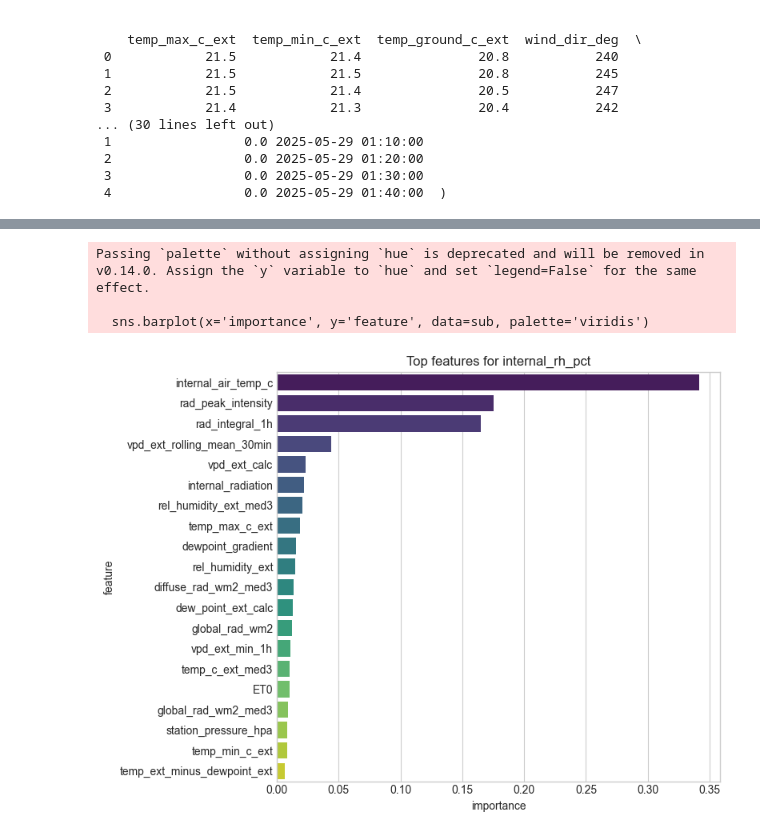
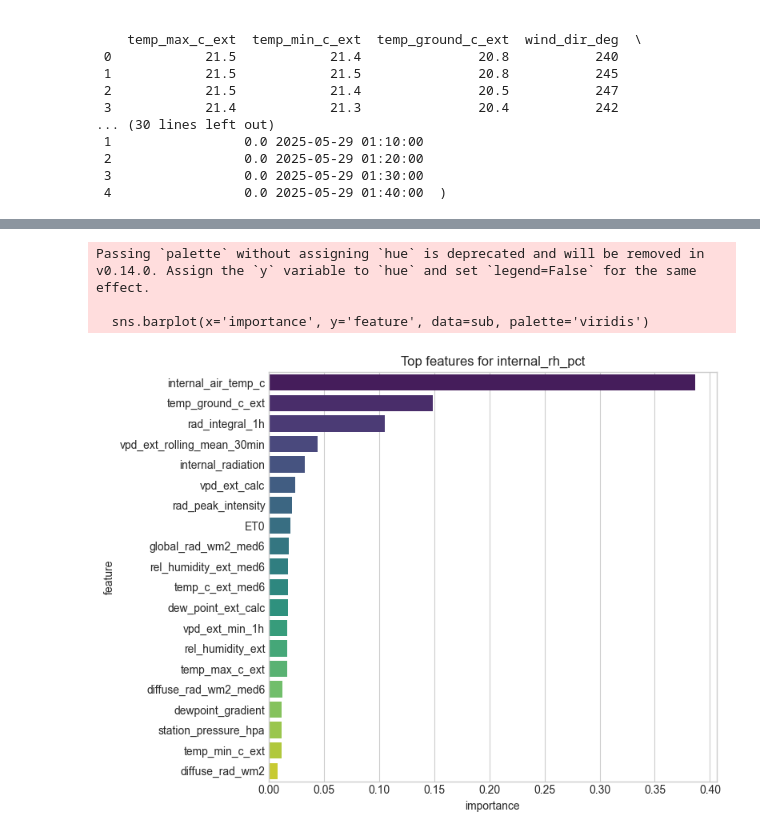
Before and after one commit to EliyahuEden/Predictive_Modeling_Of_Rootzone_Variables_Using_Greenhouse_Data, a Jupyter notebook: greenhouse_time_series_walkforward.ipynb, the cells around one changed output, grey strips where cells are left out. Drawn from its saved outputs; the diff is of its cells as text; code cells hidden in the pictures.

```diff
--- a/greenhouse_time_series_walkforward.ipynb
+++ b/greenhouse_time_series_walkforward.ipynb
@@ -314,6 +298,8 @@ def walk_forward(df, feature_cols, target_cols, model, train_window=TRAIN_WINDOW
             pred_t = model_t.predict(test[feat_cols_t])
             preds_run[t_col] = pred_t
             metric[f"mae_{t_col}"] = mean_absolute_error(test[t_col], pred_t)
+            mse = mean_squared_error(test[t_col], pred_t)
+            metric[f"rmse_{t_col}"] = np.sqrt(mse)
             metric[f"r2_{t_col}"] = r2_score(test[t_col], pred_t)
 
         metrics.append(metric)
@@ -333,7 +319,7 @@ def walk_forward(df, feature_cols, target_cols, model, train_window=TRAIN_WINDOW
         )
         for t_col in target_cols:
             print(
-                f"  {t_col}: MAE={metric[f'mae_{t_col}']:.4f}, R2={metric[f'r2_{t_col}']:.4f}"
+                f"  {t_col}: MAE={metric[f'mae_{t_col}']:.4f}, RMSE={metric[f'rmse_{t_col}']:.4f}, R2={metric[f'r2_{t_col}']:.4f}"
             )
 
         run += 1
@@ -445,33 +446,43 @@ Run 98: train 15552 rows (2025-05-29 01:00:00 -> 2025-09-20 03:00:00), test 144
 # %%
 
 # Feature importance per target (trained once on full dataset)
-imp_rows = []
-for target in target_cols:
-    feat_cols_t = features_for_target(target)
-    model_t = clone(base_estimator)
-    model_t.fit(data[feat_cols_t], data[target])
+# Stage 1 targets use externals (feature_cols); RH uses stage-1 predictions + externals (rh_features)
+all_targets = stage1_targets + ["internal_rh_pct"]
+importance_rows = []
+for target in all_targets:
+    if target in stage1_targets:
+        feat_cols_t = feature_cols
+        model_t = clone(base_estimator)
+        X = data[feat_cols_t]
+        y = data[target]
+    else:  # internal_rh_pct
+        feat_cols_t = rh_features
+        model_t = clone(base_estimator)
+        X = data_stage2[feat_cols_t]
+        y = data_stage2[target]
+    model_t.fit(X, y)
     fi = getattr(model_t, 'feature_importances_', None)
     if fi is None:
-        print(f'No native feature_importances_ for target {target}; skipping')
+        print(f"No native feature_importances_ for target {target}; skipping")
         continue
-    imp_rows.append(pd.DataFrame({'feature': feat_cols_t, 'importance': fi, 'target': target}))
+    importance_rows.append(pd.DataFrame({"feature": feat_cols_t, "importance": fi, "target": target}))
 
-if len(imp_rows) == 0:
+if not importance_rows:
     print('No feature importances available for this model type/version.')
 else:
-    importance_df = pd.concat(imp_rows, ignore_index=True)
-    for target in target_cols:
+    importance_df = pd.concat(importance_rows, ignore_index=True)
+    for target in all_targets:
         sub = importance_df[importance_df['target'] == target].sort_values('importance', ascending=False).head(20)
         plt.figure(figsize=(8, 6))
         sns.barplot(x='importance', y='feature', data=sub, palette='viridis')
         plt.title(f'Top features for {target}')
         plt.tight_layout()
         plt.show()
 # %% [output]
 Passing `palette` without assigning `hue` is deprecated and will be removed in v0.14.0. Assign the `y` variable to `hue` and set `legend=False` for the same effect.
 
   sns.barplot(x='importance', y='feature', data=sub, palette='viridis')
-[figure, old version]
+[figure, new version]
 # %%
 # SHAP explanation for RH on a sample (externals only)
 import shap
```
Also changed, not shown: parts of 7 cells of this notebook, 4 other files.
